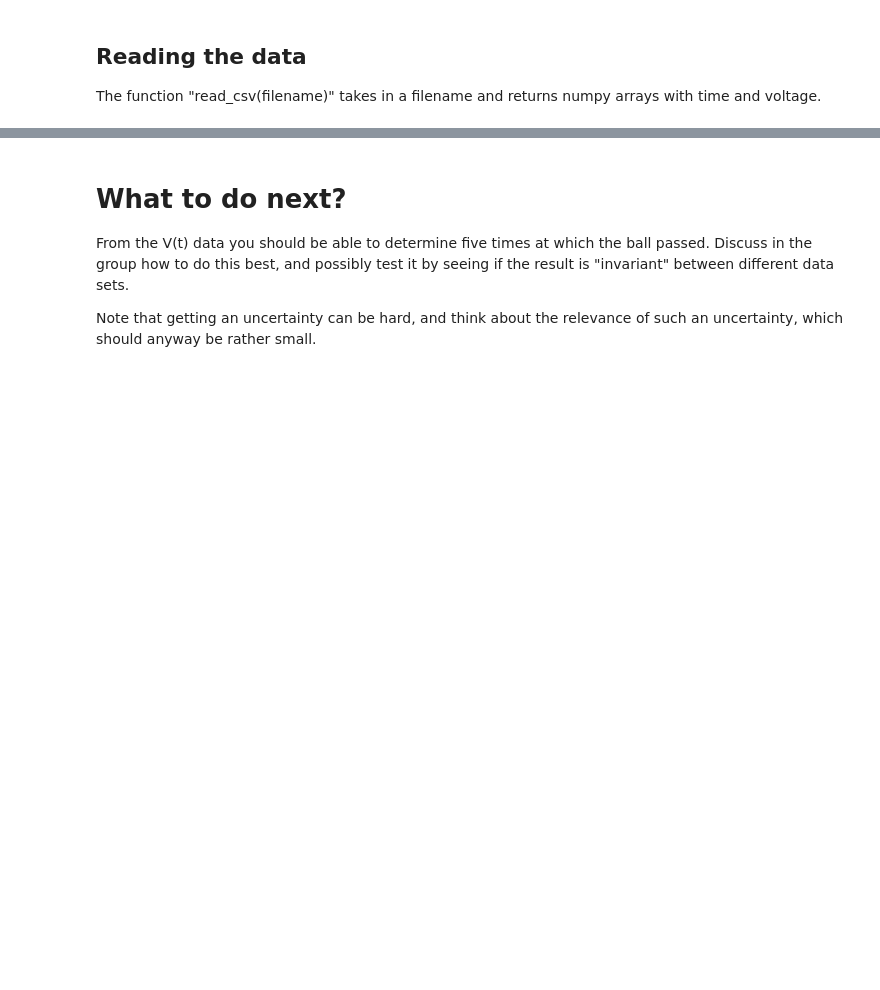
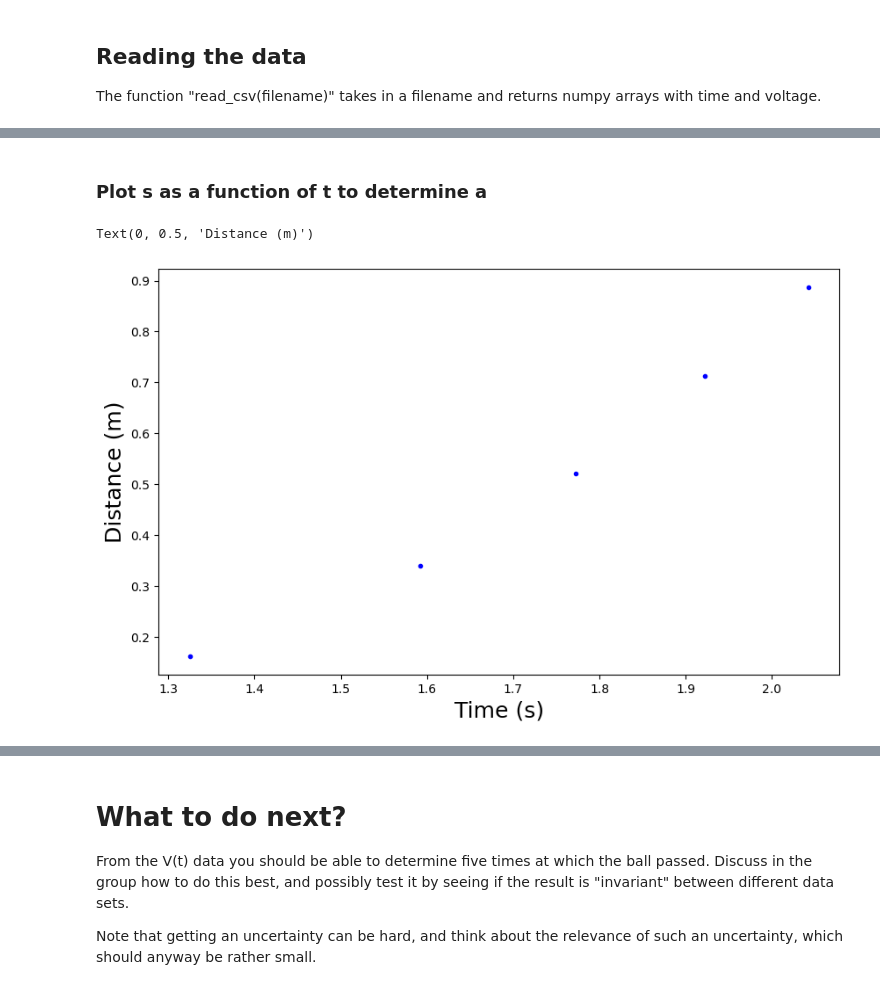
Before and after one commit to NikolajMunkKjaersgaard/Appstat-project, a Jupyter notebook: Project/BallOnIncline/BallOnIncline_Sofie.ipynb, the cells around one changed output, grey strips where cells are left out. Drawn from its saved outputs; the diff is of its cells as text; code cells hidden in the pictures; blank space fills up the shorter version.

```diff
--- a/Project/BallOnIncline/BallOnIncline_Sofie.ipynb
+++ b/Project/BallOnIncline/BallOnIncline_Sofie.ipynb
@@ -45,0 +188,13 @@ ax.set_ylabel("Voltage (V)", fontsize=18)
+# %% [markdown]
+### Plot s as a function of t to determine a
+# %%
+#plotting and defining for chi2
+
+#plotting the S-t graph
+fig2, ax2 = plt.subplots(figsize=(10,6))
+ax2.errorbar(timepass, combined_wgates[:,0], xerr=timepass_sig, yerr=combined_wgates[:,1], fmt='.', color='b')
+ax2.set_xlabel('Time (s)', fontsize=18)
+ax2.set_ylabel('Distance (m)', fontsize=18)
+# %% [output]
+Text(0, 0.5, 'Distance (m)')
+[figure, added]
```
Also changed, not shown: parts of 35 cells of this notebook, 3 other files.
